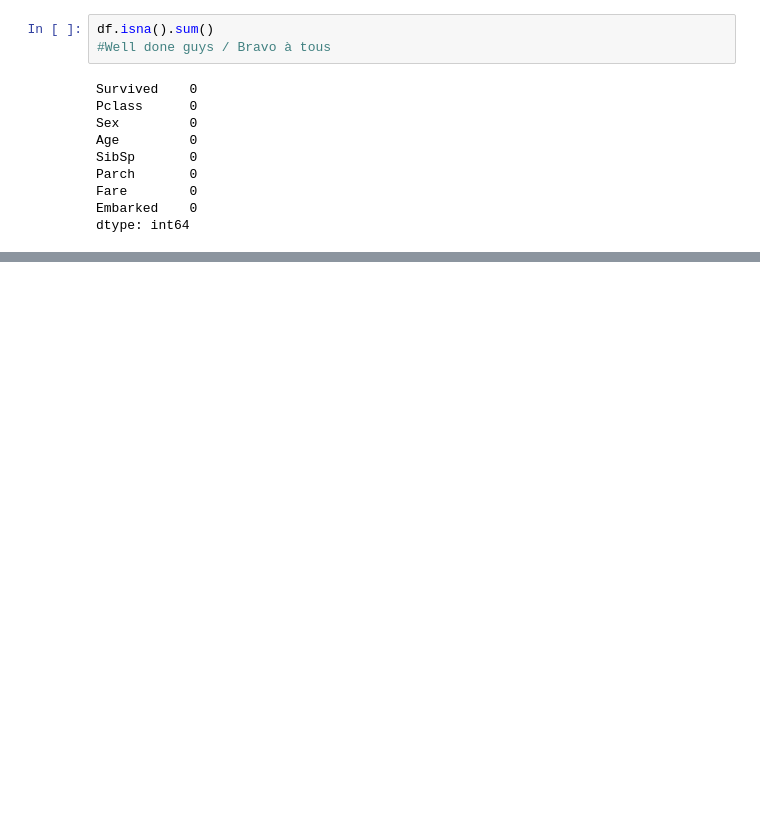
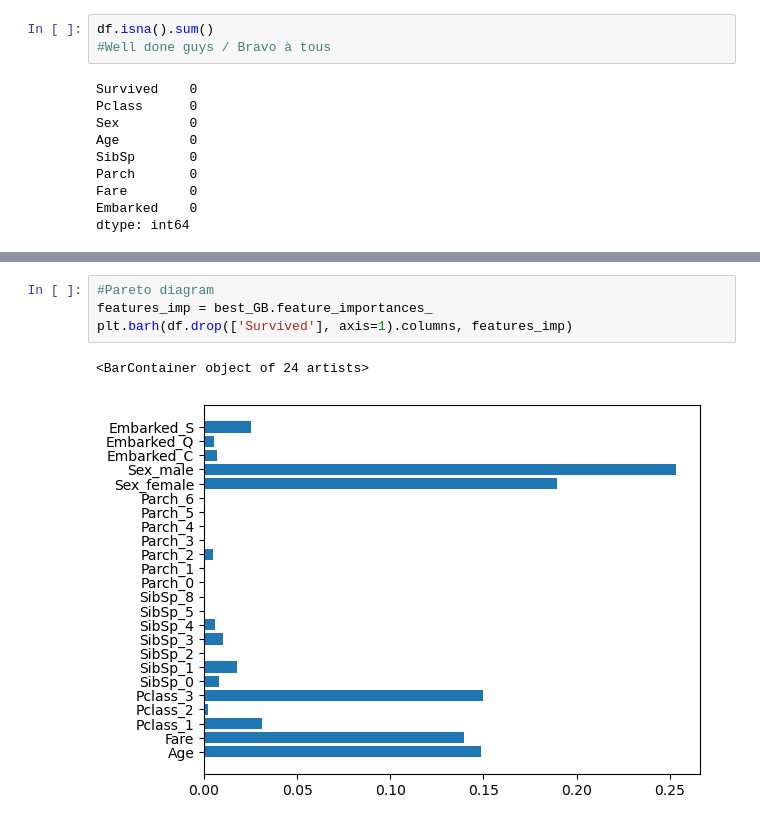
Before and after one commit to Insiares/simplon_datai_2025, a Jupyter notebook: regression_brief/Boosting/Train ML avec titanic.ipynb, the cells around one changed output, grey strips where cells are left out. Drawn from its saved outputs; the diff is of its cells as text; blank space fills up the shorter version.

```diff
--- a/regression_brief/Boosting/Train ML avec titanic.ipynb
+++ b/regression_brief/Boosting/Train ML avec titanic.ipynb
@@ -87,0 +245,7 @@ df
+# %%
+#Pareto diagram
+features_imp = best_GB.feature_importances_
+plt.barh(df.drop(['Survived'], axis=1).columns, features_imp)
+# %% [output]
+<BarContainer object of 24 artists>
+[figure, added]
```
Also changed, not shown: parts of 16 cells of this notebook, 1 other file.
